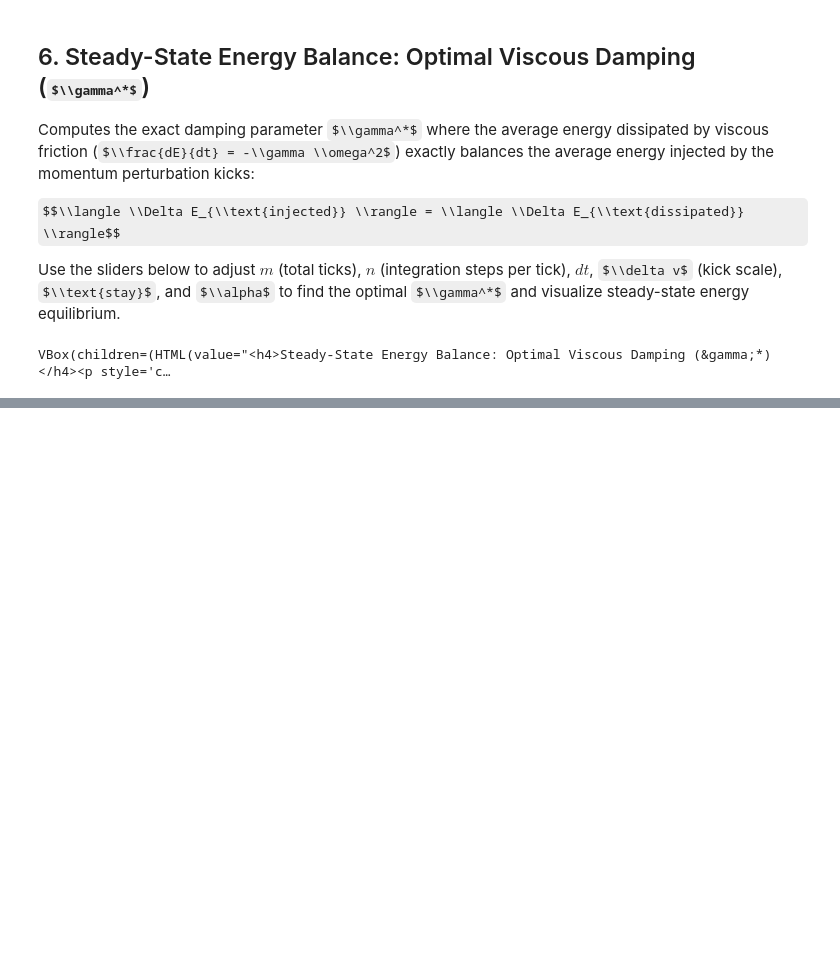
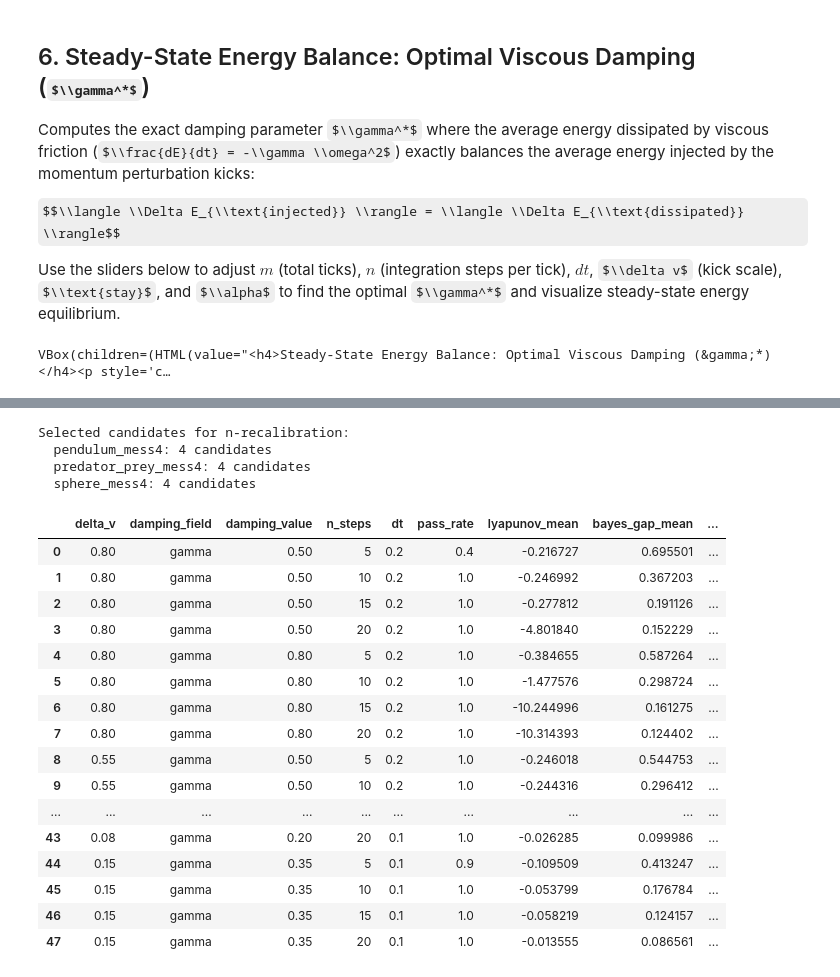
Before and after one commit to ManjotSingh08x/Belief-in-physics, a Jupyter notebook: notebooks/explorer.ipynb, the cells around one changed output, grey strips where cells are left out. Saved outputs shown, nothing was run; the diff lists cells and outputs as text; code cells hidden in the pictures; some formulas as TeX source; blank space fills up the shorter version.

```diff
--- a/notebooks/explorer.ipynb
+++ b/notebooks/explorer.ipynb
@@ -302,0 +469,69 @@ VBox(children=(HTML(value="<h4>Steady-State Energy Balance: Optimal Viscous Damp
+# %%
+from physics.controls import n_recalibrate
+
+# Top candidates per system from grid screening (up to 4 per system):
+SURVIVORS = {}
+for sys_name, res in grid_results.items():
+    # Sort by pass_rate desc, then bayes_gap desc
+    sorted_pass = sorted(res["passing"], key=lambda c: (c["pass_rate"], c["bayes_gap_mean"]), reverse=True)
+    if not sorted_pass:
+        sorted_pass = sorted(res["grid"], key=lambda c: (c["pass_rate"], c["bayes_gap_mean"]), reverse=True)
+    SURVIVORS[sys_name] = [
+        {"delta_v": c["delta_v"], "damping": c["damping_value"]}
+        for c in sorted_pass[:4]
+    ]
+
+print("Selected candidates for n-recalibration:")
+for sys_name, cfgs in SURVIVORS.items():
+    print(f"  {sys_name}: {len(cfgs)} candidates")
+# %% [output]
+Selected candidates for n-recalibration:
+  pendulum_mess4: 4 candidates
+  predator_prey_mess4: 4 candidates
+  sphere_mess4: 4 candidates
+# %%
+import pandas as pd
+
+n_results = {}
+recal_rows = []
+
+for system_name, configs in SURVIVORS.items():
+    dt = grid_results[system_name]["dt"]
+    damping_field = grid_results[system_name]["damping_field"]
+    for config in configs:
+        dv = config["delta_v"]
+        damp = config["damping"]
+        key = f"{system_name}|dv={dv}|{damping_field}={damp}"
+        recal = n_recalibrate(
+            system_name,
+            delta_v=dv,
+            damping_value=damp,
+            damping_field=damping_field,
+            dt=dt,
+            n_values=[5, 10, 15, 20],
+            n_seeds=10,
+        )
+        n_results[key] = recal
+        for r in recal:
+            recal_rows.append(r)
+
+df_recal = pd.DataFrame(recal_rows)
+display(df_recal[["delta_v", "damping_field", "damping_value", "n_steps", "dt", "pass_rate", "lyapunov_mean", "bayes_gap_mean", "verdict"]])
+# %% [output]
+|  | delta_v | damping_field | damping_value | n_steps | dt | pass_rate | lyapunov_mean | bayes_gap_mean | ... |
+| 0 | 0.80 | gamma | 0.50 | 5 | 0.2 | 0.4 | -0.216727 | 0.695501 | ... |
+| 1 | 0.80 | gamma | 0.50 | 10 | 0.2 | 1.0 | -0.246992 | 0.367203 | ... |
+| 2 | 0.80 | gamma | 0.50 | 15 | 0.2 | 1.0 | -0.277812 | 0.191126 | ... |
+| 3 | 0.80 | gamma | 0.50 | 20 | 0.2 | 1.0 | -4.801840 | 0.152229 | ... |
+| 4 | 0.80 | gamma | 0.80 | 5 | 0.2 | 1.0 | -0.384655 | 0.587264 | ... |
+| 5 | 0.80 | gamma | 0.80 | 10 | 0.2 | 1.0 | -1.477576 | 0.298724 | ... |
+| 6 | 0.80 | gamma | 0.80 | 15 | 0.2 | 1.0 | -10.244996 | 0.161275 | ... |
+| 7 | 0.80 | gamma | 0.80 | 20 | 0.2 | 1.0 | -10.314393 | 0.124402 | ... |
+| 8 | 0.55 | gamma | 0.50 | 5 | 0.2 | 1.0 | -0.246018 | 0.544753 | ... |
+| 9 | 0.55 | gamma | 0.50 | 10 | 0.2 | 1.0 | -0.244316 | 0.296412 | ... |
+| ... | ... | ... | ... | ... | ... | ... | ... | ... | ... |
+| 43 | 0.08 | gamma | 0.20 | 20 | 0.1 | 1.0 | -0.026285 | 0.099986 | ... |
+| 44 | 0.15 | gamma | 0.35 | 5 | 0.1 | 0.9 | -0.109509 | 0.413247 | ... |
+| 45 | 0.15 | gamma | 0.35 | 10 | 0.1 | 1.0 | -0.053799 | 0.176784 | ... |
+| 46 | 0.15 | gamma | 0.35 | 15 | 0.1 | 1.0 | -0.058219 | 0.124157 | ... |
+| 47 | 0.15 | gamma | 0.35 | 20 | 0.1 | 1.0 | -0.013555 | 0.086561 | ... |
```
Also changed, not shown: parts of 12 cells of this notebook, 3 other files.
